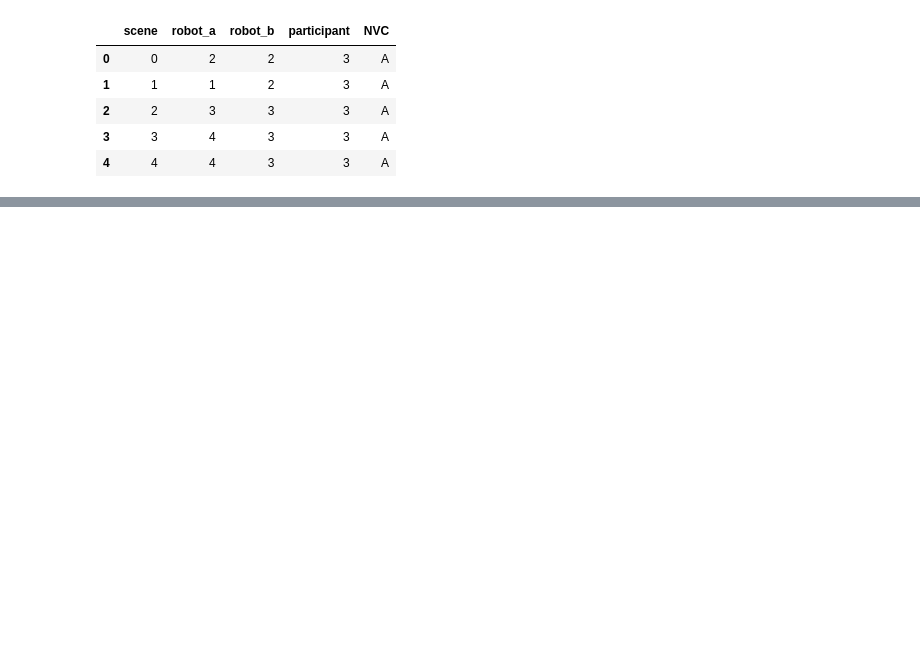
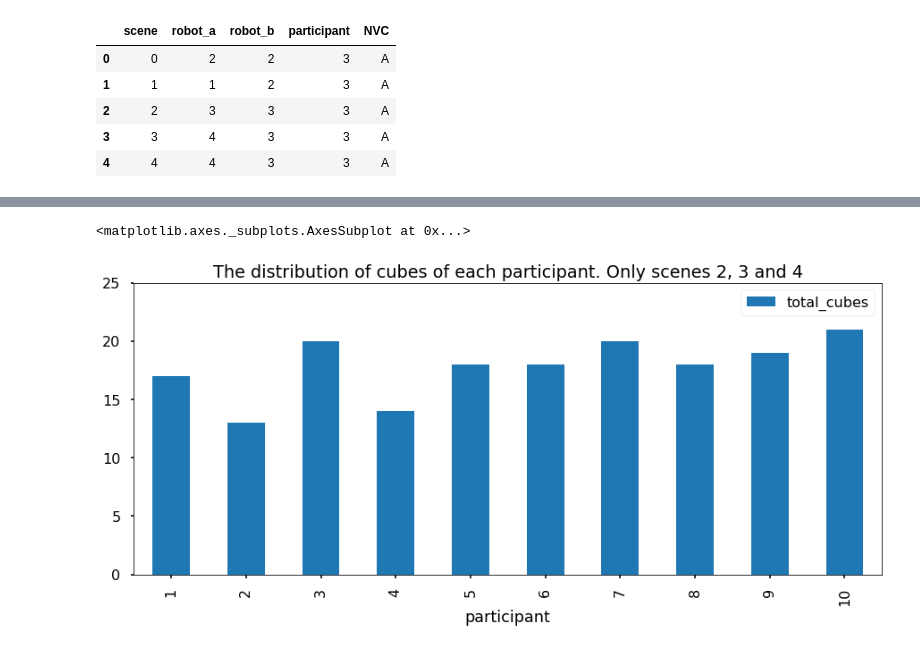
Before and after one commit to nilesh0109/PHRI_1920, a Jupyter notebook: evaluation/count_cubes_evaluation.ipynb, the cells around one changed output, grey strips where cells are left out. Cells and saved outputs as stored; diff of their text form; code cells hidden in the pictures; blank space fills up the shorter version.

Commit message:
Investigate if participants allocate more cubes for an NVC robot

```diff
--- a/evaluation/count_cubes_evaluation.ipynb
+++ b/evaluation/count_cubes_evaluation.ipynb
@@ -8,6 +10,9 @@ import os
 import re
 import matplotlib.pyplot as plt
 import seaborn as sns
+plt.style.use(['fast'])
+plt.style.use(['seaborn-poster'])
+print(plt.style.available)
 
 DATA_FOLDER = "/data/cubes/"
 DATA_PATH = os.path.abspath(os.getcwd()) + DATA_FOLDER
@@ -15,7 +22,7 @@ DATA_PATH = os.path.abspath(os.getcwd()) + DATA_FOLDER
 # Iterate over files and find csv files that have allocation of cubes for each participant
 dfs = []
 
-for filename in os.listdir(FILES):
+for filename in os.listdir(DATA_PATH):
     if filename.endswith(".csv"):
         participant_id = int(re.search(r'\d+', filename).group())
         temp = pd.read_csv(DATA_PATH + filename)
@@ -66,0 +80,6 @@ plt.legend()
+# %%
+cubes_per_participant_plot_data = cubes_per_participant.drop(columns=['robot_a', 'robot_b'])
+cubes_per_participant_plot_data.plot(kind = 'bar', yticks=range(0, 30, 5), figsize=(15,6), title="The distribution of cubes of each participant. Only scenes 2, 3 and 4")
+# %% [output]
+<matplotlib.axes._subplots.AxesSubplot at 0x...>
+[figure, added]
```
Also changed, not shown: parts of 21 cells of this notebook.
